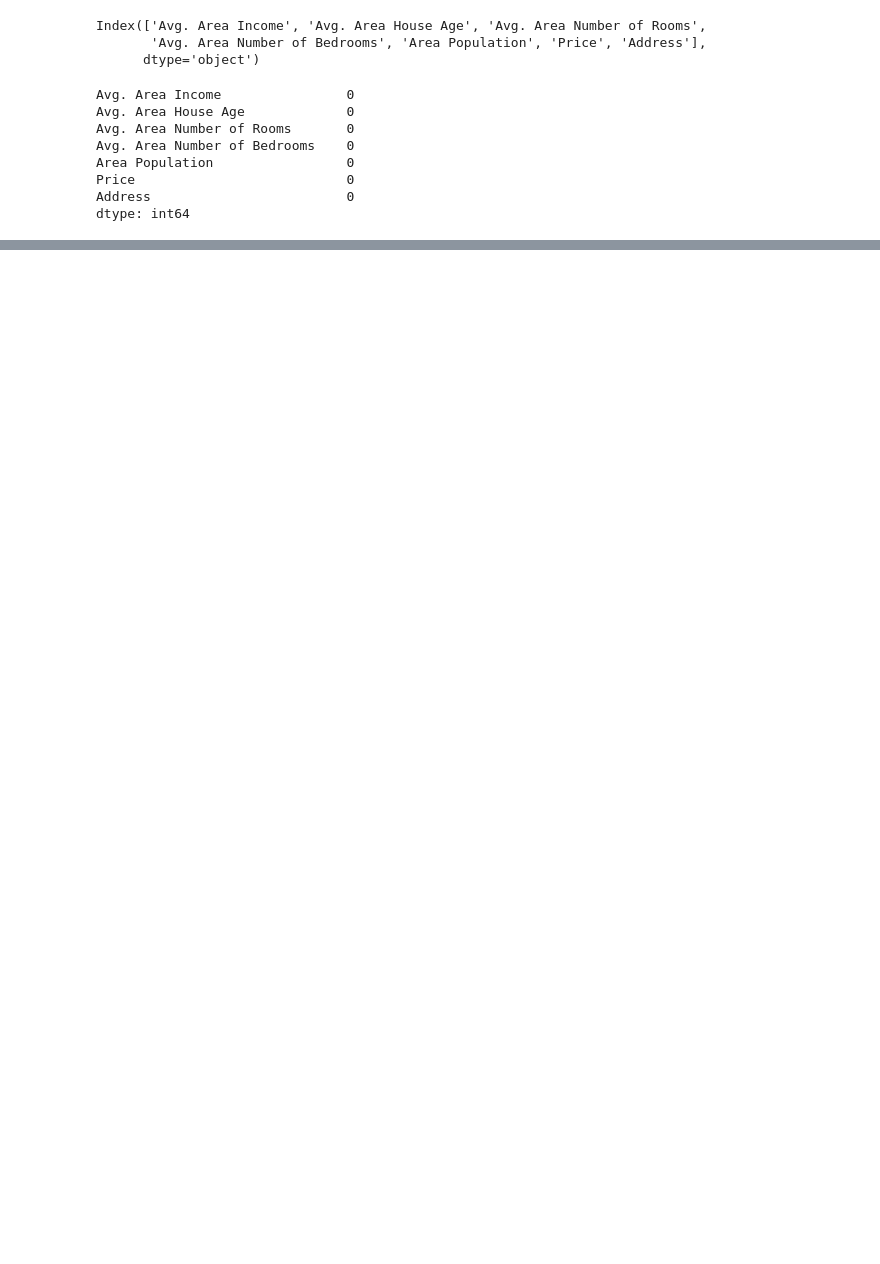
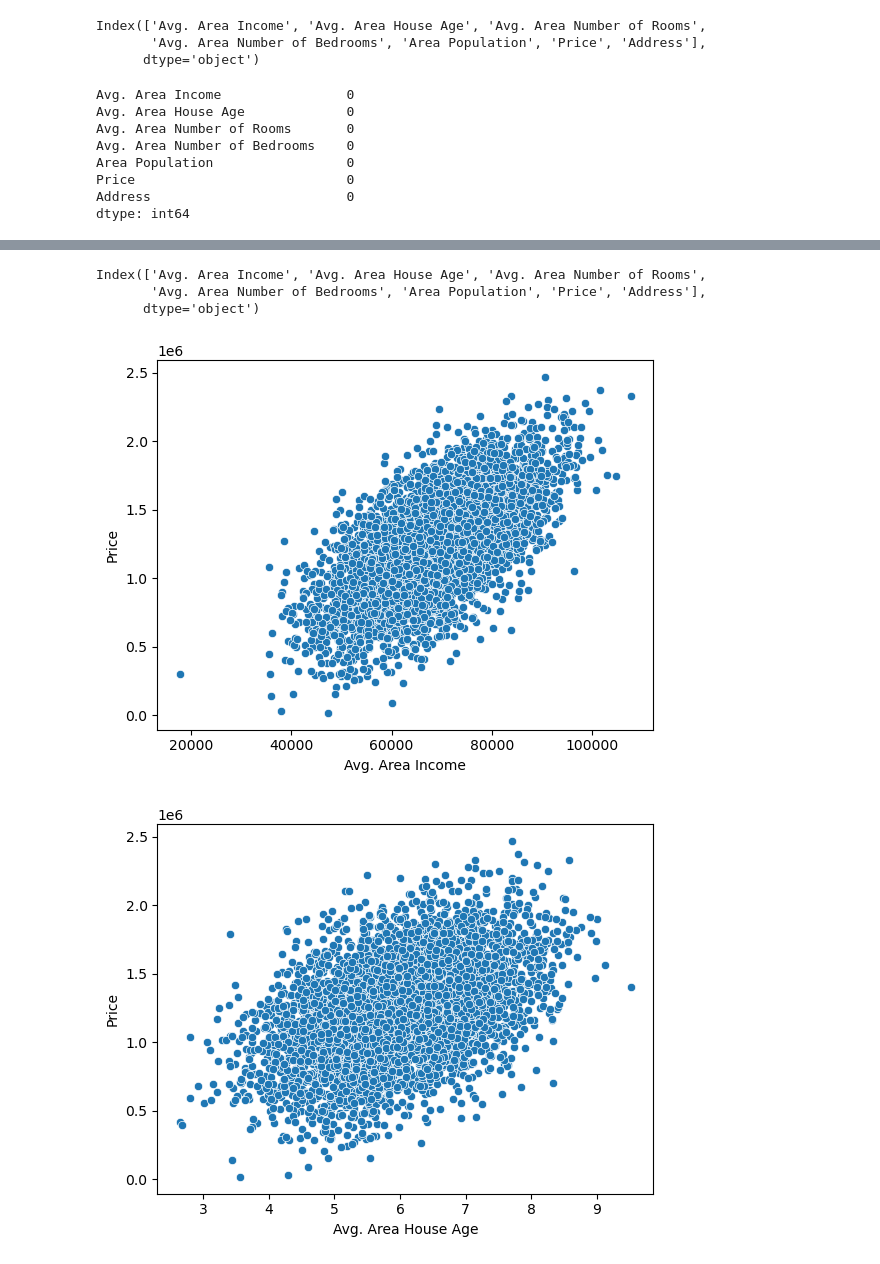
Before and after one commit to Preksha1404/AI-ML-training, a Jupyter notebook: Regression_Mini_Task/Regression_Mini_Task.ipynb, the cells around one changed output, grey strips where cells are left out. Saved outputs shown, nothing was run; the diff lists cells and outputs as text; code cells hidden in the pictures; blank space fills up the shorter version.

```diff
--- a/Regression_Mini_Task/Regression_Mini_Task.ipynb
+++ b/Regression_Mini_Task/Regression_Mini_Task.ipynb
@@ -83,0 +121,14 @@ Name: Address, Length: 5000, dtype: object
+# %%
+df.columns
+# %% [output]
+Index(['Avg. Area Income', 'Avg. Area House Age', 'Avg. Area Number of Rooms',
+       'Avg. Area Number of Bedrooms', 'Area Population', 'Price', 'Address'],
+      dtype='object')
+# %%
+# Scatterplot to understand correlationship between variables (independent(predictors) and dependent(target) variables)
+for i in ['Avg. Area Income', 'Avg. Area House Age', 'Avg. Area Number of Rooms','Avg. Area Number of Bedrooms', 'Area Population']:
+    sns.scatterplot(data=df,x=i,y='Price')
+    plt.show()
+# %% [output]
+[figure, added]
+[figure, added]
```
Also changed, not shown: parts of 41 cells of this notebook, 1 other file.
